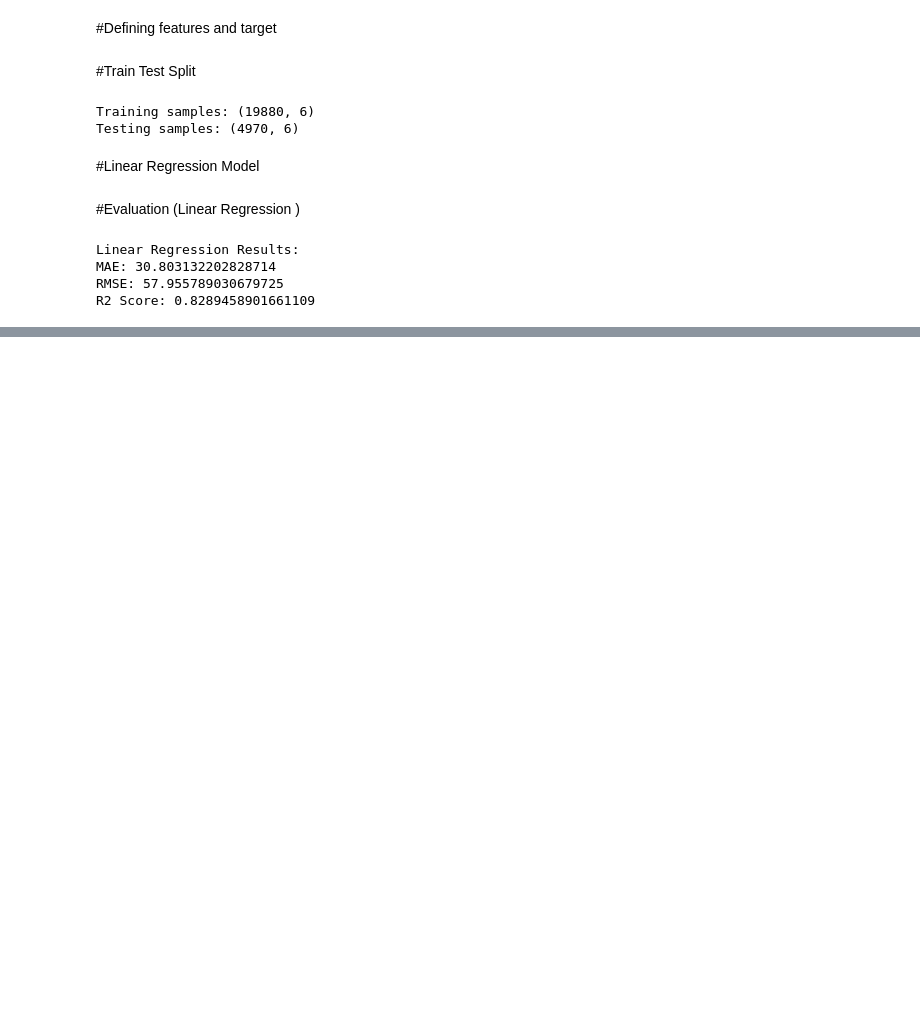
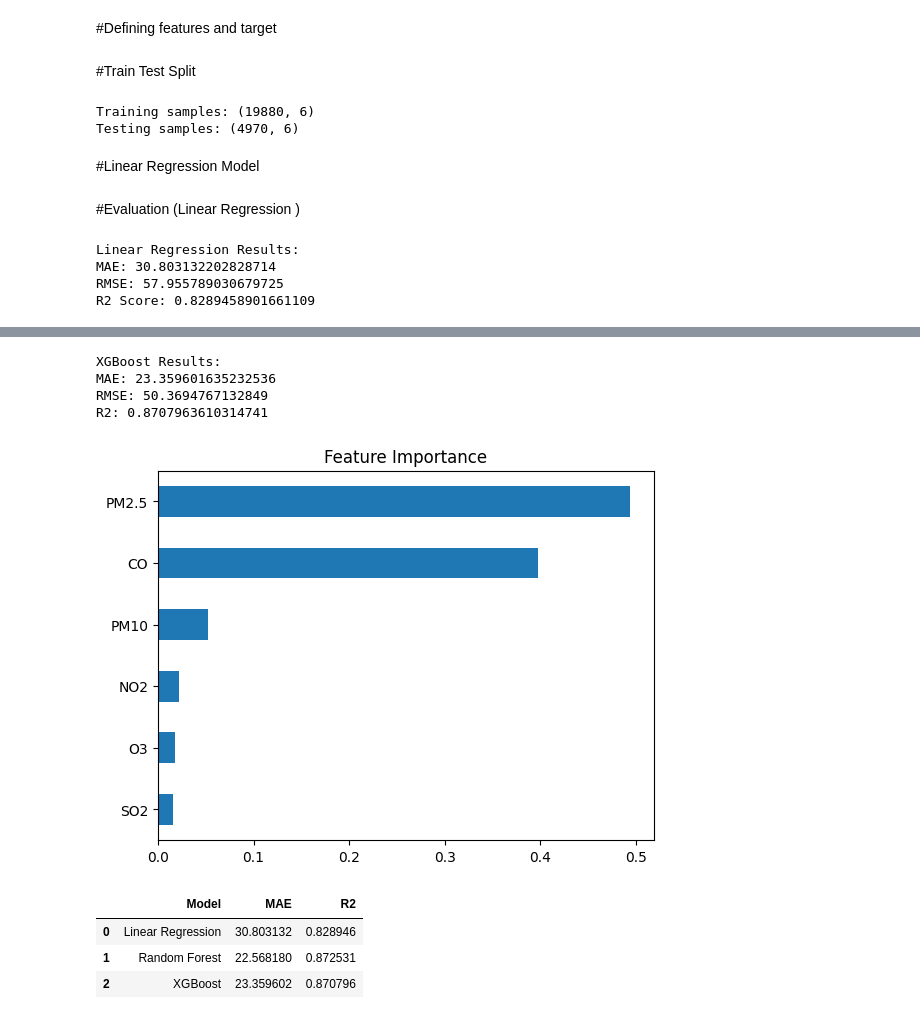
Before and after one commit to riyaMalik07/AQI-ML-Forecasting, a Jupyter notebook: notebooks/AQI_MODEL.ipynb, the cells around one changed output, grey strips where cells are left out. Drawn from its saved outputs; the diff is of its cells as text; code cells hidden in the pictures; blank space fills up the shorter version.

```diff
--- a/notebooks/AQI_MODEL.ipynb
+++ b/notebooks/AQI_MODEL.ipynb
@@ -148,3 +148,11 @@ Linear Regression Results:
 MAE: 30.803132202828714
 RMSE: 57.955789030679725
 R2 Score: 0.8289458901661109
+# %%
+from sklearn.ensemble import RandomForestRegressor
+
+rf = RandomForestRegressor(n_estimators=100, random_state=42)
+
+rf.fit(X_train, y_train)
+
+rf_pred = rf.predict(X_test)
@@ -150,0 +187,43 @@ R2 Score: 0.8289458901661109
+# %%
+print("XGBoost Results:")
+print("MAE:", mean_absolute_error(y_test, xgb_pred))
+print("RMSE:", np.sqrt(mean_squared_error(y_test, xgb_pred)))
+print("R2:", r2_score(y_test, xgb_pred))
+# %% [output]
+XGBoost Results:
+MAE: 23.359601635232536
+RMSE: 50.3694767132849
+R2: 0.8707963610314741
+# %%
+import pandas as pd
+import matplotlib.pyplot as plt
+
+feature_importance = pd.Series(rf.feature_importances_, index=X.columns)
+
+feature_importance.sort_values().plot(kind='barh')
+
+plt.title("Feature Importance")
+plt.show()
+# %% [output]
+[figure, added]
+# %%
+results = pd.DataFrame({
+    'Model': ['Linear Regression', 'Random Forest', 'XGBoost'],
+    'MAE': [
+        mean_absolute_error(y_test, lr_pred),
+        mean_absolute_error(y_test, rf_pred),
+        mean_absolute_error(y_test, xgb_pred)
+    ],
+    'R2': [
+        r2_score(y_test, lr_pred),
+        r2_score(y_test, rf_pred),
+        r2_score(y_test, xgb_pred)
+    ]
+})
+
+results
+# %% [output]
+|  | Model | MAE | R2 |
+| 0 | Linear Regression | 30.803132 | 0.828946 |
+| 1 | Random Forest | 22.568180 | 0.872531 |
+| 2 | XGBoost | 23.359602 | 0.870796 |
```
Also changed, not shown: parts of 4 cells of this notebook.
